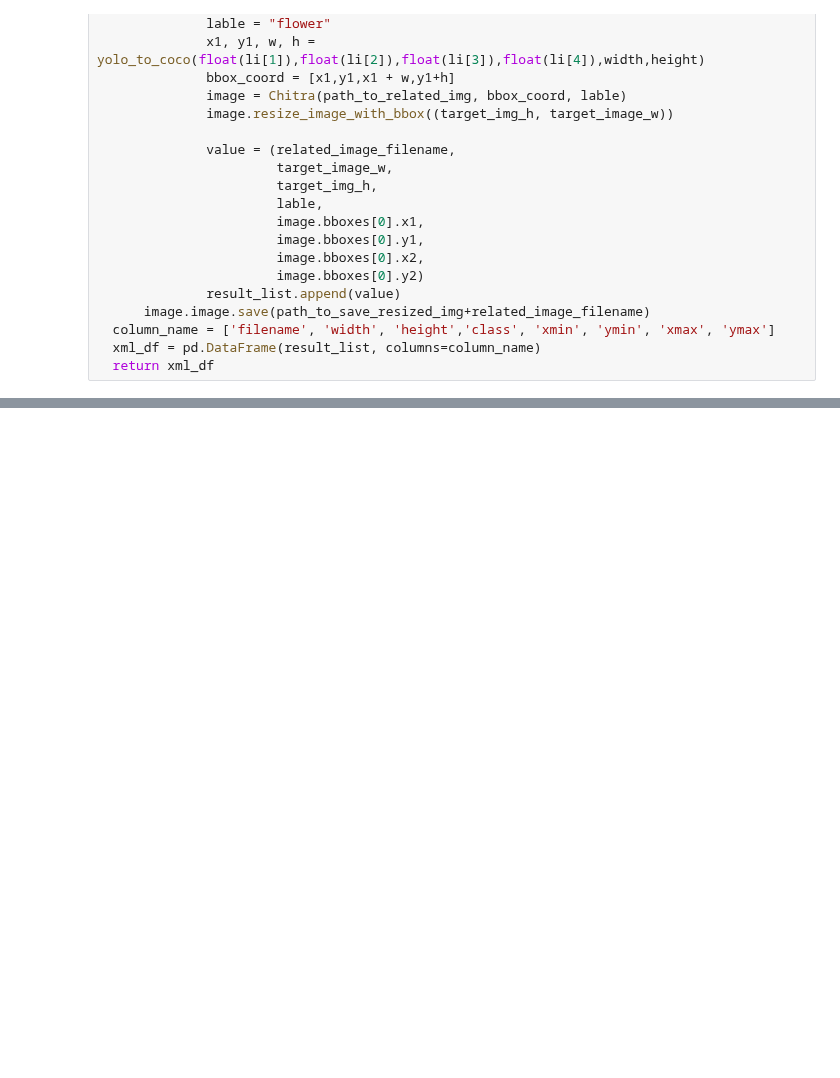
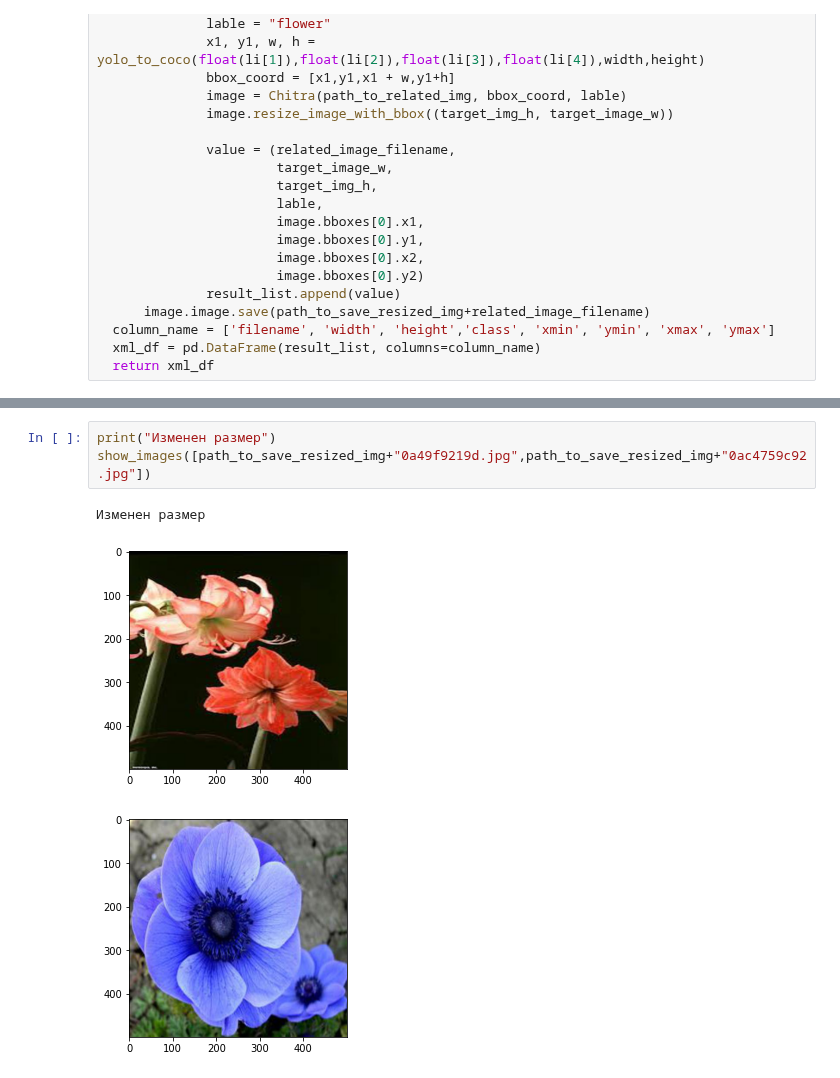
Before and after one commit to s4kh4rov/BMIL, a Jupyter notebook: task2_flowers_detection.ipynb, the cells around one changed output, grey strips where cells are left out. Drawn from its saved outputs; the diff is of its cells as text; blank space fills up the shorter version.

```diff
--- a/task2_flowers_detection.ipynb
+++ b/task2_flowers_detection.ipynb
@@ -70,0 +83,7 @@ path_to_save_resized_img = '/content/drive/MyDrive/FlowersResized/'
+# %%
+print("Изменен размер")
+show_images([path_to_save_resized_img+"0a49f9219d.jpg",path_to_save_resized_img+"0ac4759c92.jpg"])
+# %% [output]
+Изменен размер
+[figure, added]
+[figure, added]
```
Also changed, not shown: parts of 3 cells of this notebook.
